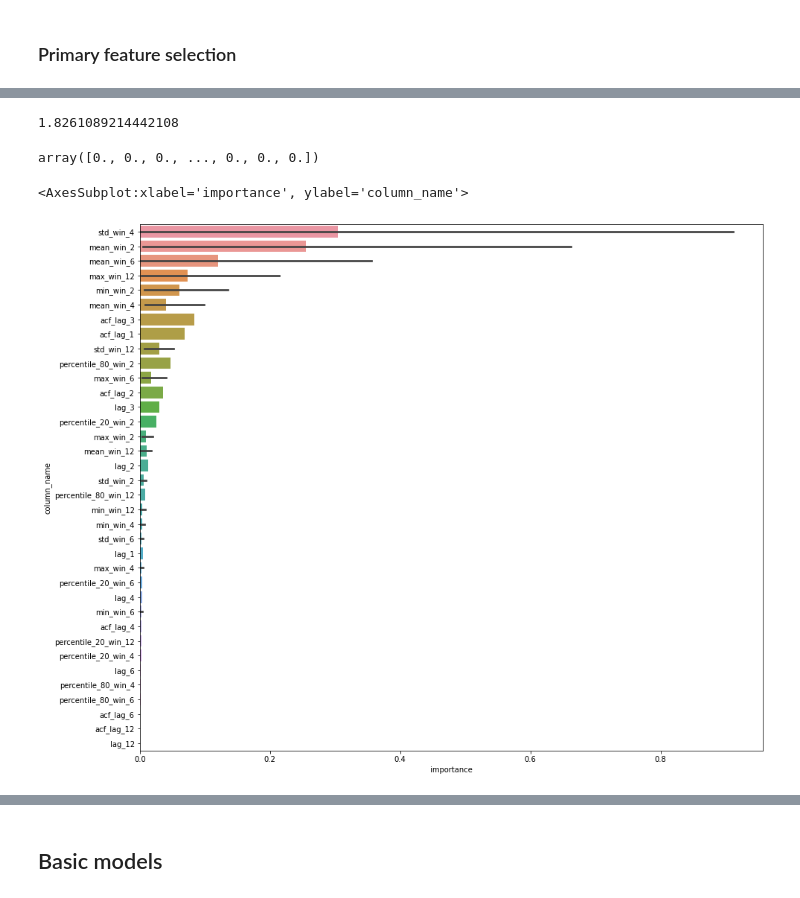
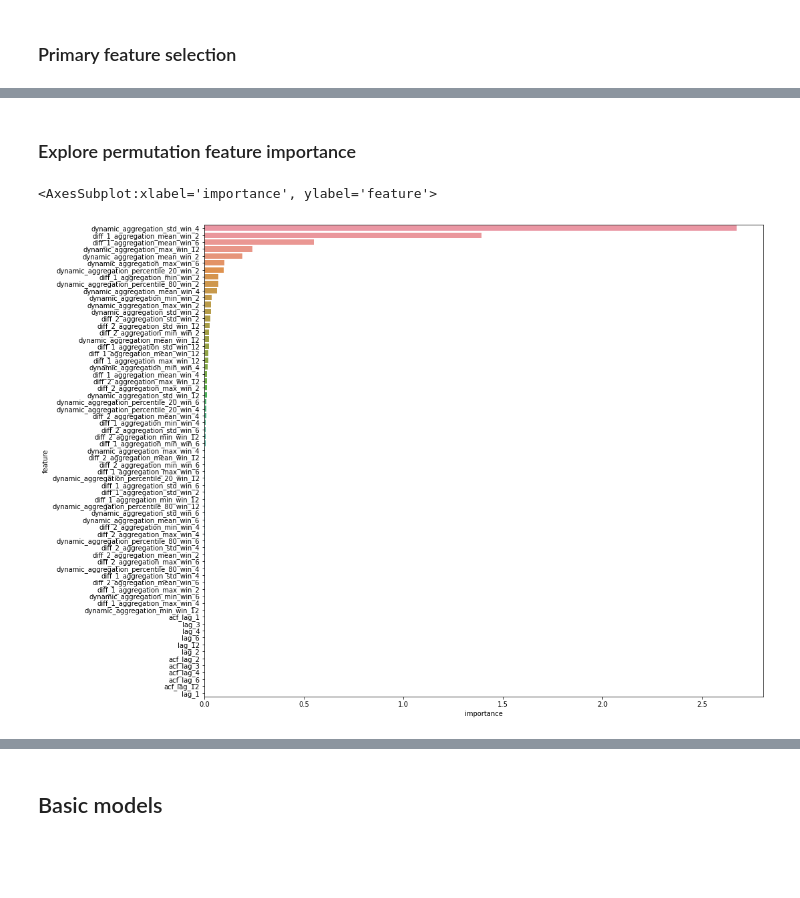
Before and after one commit to Denchidlo/FutureSales, a Jupyter notebook: notebooks/models_fitting.ipynb, the cells around one changed output, grey strips where cells are left out. Saved outputs shown, nothing was run; the diff lists cells and outputs as text; code cells hidden in the pictures; blank space fills up the shorter version.

```diff
--- a/notebooks/models_fitting.ipynb
+++ b/notebooks/models_fitting.ipynb
@@ -54,3 +96,4 @@ validation_set = from_pickle('tmp/baseline_extracted.pkl')
 # %%
-full_train = pd.concat(baseline_train.values(), axis=1)
-full_test = pd.concat(baseline_train.values(), axis=1)
+full_train = pd.concat(baseline_train.values(), axis=1, join='inner')
+full_test = pd.concat(validation_set.values(), axis=1, join='inner')
+full_submition = pd.concat(submition_set.values(), axis=1, join='inner')
@@ -57,7 +125,16 @@ full_test = pd.concat(baseline_train.values(), axis=1)
+# %%
+train_x = make_scaled(train_x)
+test_x = make_scaled(test_x)
 # %% [markdown]
 ## Feature evaluation
 # %%
 from boruta import BorutaPy
 from sklearn.ensemble import RandomForestRegressor
 
-evaluation_forest = RandomForestRegressor(n_jobs=-1, max_depth=40)
+if not FETCH_BACKUP:
+    evaluation_forest = RandomForestRegressor(n_jobs=-1, max_depth=400)
+    evaluation_forest.fit(train_x, train_y)
+    with open('tmp/baseline_rfr.pkl', 'wb+') as writer:
+        pickle.dump(evaluation_forest, writer)
+else:
+    evaluation_forest = from_pickle('tmp/baseline_rfr_train_fitted.pkl')
@@ -77,4 +143,7 @@ RandomForestRegressor(max_depth=20, n_jobs=-1,
 # %%
 from sklearn.inspection import permutation_importance
 
-perm_importance = permutation_importance(evaluation_forest, train_x, train_y)
+if not FETCH_BACKUP:
+    perm_importance = permutation_importance(evaluation_forest, train_x, train_y)
+else:
+    perm_importance = from_pickle('tmp/baseline_importance.pkl')
@@ -84,18 +150,22 @@ perm_importance = permutation_importance(evaluation_forest, train_x, train_y)
-# %%
-perm_importance['importances_mean']
-# %% [output]
-1.8261089214442108
-# %%
-test_y.target.values
-# %% [output]
-array([0., 0., 0., ..., 0., 0., 0.])
+# %% [markdown]
+### Explore permutation feature importance
 # %%
 _, axs = plt.subplots(1, 1, figsize=(15, 13))
 
-feature_impotrance = pd.DataFrame({'column_name': train_x.columns, 'importance': (perm_importance['importances_mean'])}).set_index('column_name').sort_values('importance', ascending=False)
-valid_features = feature_impotrance.head(17).index.values
+feature_impotrance_mean = (pd.DataFrame({
+        'feature': train_x.columns,
+        'importance': perm_importance['importances_mean']
+    })
+    .set_index('feature')
+    .sort_values('importance', ascending=False))
+top_valid_features = feature_impotrance_mean.head(30)
+tail_valid_features = feature_impotrance_mean.tail(30)
 
-sns.barplot(data=feature_impotrance.reset_index(), x='importance', y='column_name', ax=axs)
+feature_impotrance_points = pd.DataFrame(perm_importance['importances'])
+feature_impotrance_points.index = train_x.columns
+feature_impotrance_points = feature_impotrance_points.unstack().reset_index().drop('level_0', axis=1).rename({'level_0': 'permutation', 'level_1': 'feature', 0:'importance'}, axis=1)
+
+sns.barplot(data=feature_impotrance_mean.reset_index(), x='importance', y='feature', ax=axs)
 # %% [output]
-<AxesSubplot:xlabel='importance', ylabel='column_name'>
+<AxesSubplot:xlabel='importance', ylabel='feature'>
-[figure, old version]
+[figure, new version]
```
Also changed, not shown: parts of 32 cells of this notebook, 2 other files.
